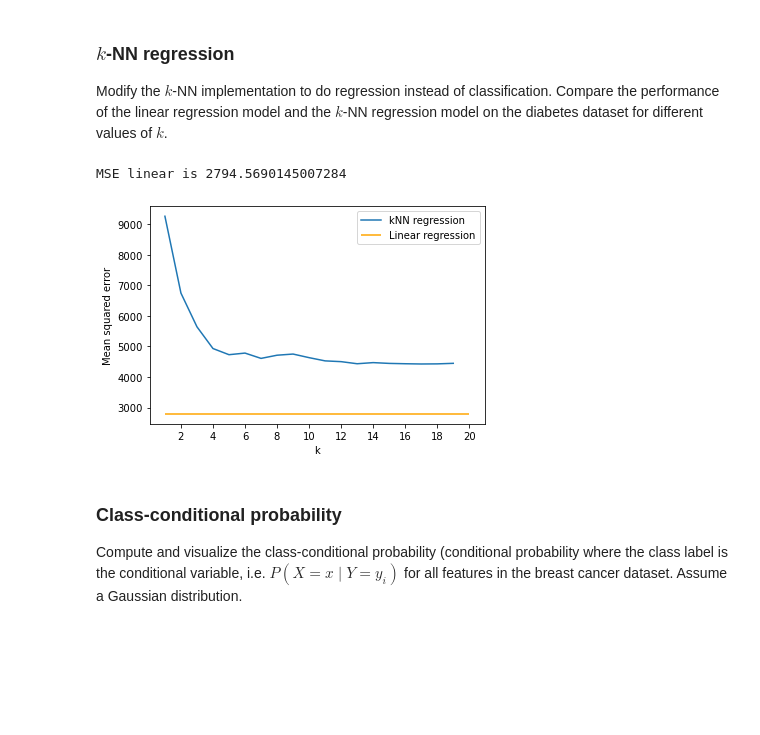
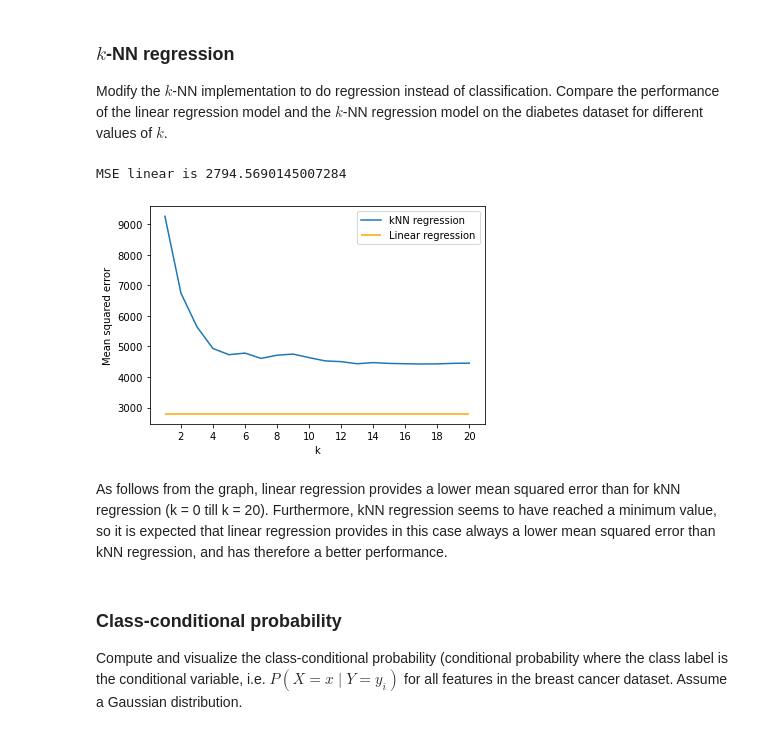
Before and after one commit to bgeven/8DM50_Group4, a Jupyter notebook: Assignment_week_1/GA_group4_week_1.ipynb, the cells around one changed output. Saved outputs shown, nothing was run; the diff lists cells and outputs as text; code cells hidden in the pictures; blank space fills up the shorter version.

```diff
--- a/Assignment_week_1/GA_group4_week_1.ipynb
+++ b/Assignment_week_1/GA_group4_week_1.ipynb
@@ -239,35 +239,37 @@ from kNN import *
 
 #Linear regression
 ones = np.ones((len(X_test_d), 1))
 X_test_ones = np.concatenate((ones, X_test_d), axis=1)
 beta = lsq(X_train_d, y_train_d)
 y_pred_lin = X_test_ones.dot(beta)
 
 MSE_linear = np.square(np.subtract(y_test_d,y_pred_lin)).mean()
 print('MSE linear is', MSE_linear)
 
 #kNN regression
 k_min = 1
 k_max = 20
-range_k = range(k_min,k_max) # The range of k's that are used for the kNN algorithm
+range_k = range(k_min,k_max+1) # The range of k's that are used for the kNN algorithm
 MSE_diff_list = []
 
 for K in range_k:
     euclidean_matrix = euclidean_distance(X_test_d,X_train_d)
     y_pred_kNN = kNN_prediction_regression(euclidean_matrix, y_train_d, y_test_d, K)
     MSE = np.square(np.subtract(y_test_d,y_pred_kNN)).mean()
     MSE_diff_list.append(MSE)
 
 # plot that shows the mean squared error for the linear and kNN regression
 plt.plot(range_k, MSE_diff_list, label='kNN regression')
 plt.hlines(MSE_linear, k_min, k_max, 'orange', label='Linear regression')
 plt.xlabel('k')
 plt.xticks([2,4,6,8,10,12,14,16,18,20]);
 plt.ylabel('Mean squared error')
 plt.legend();
 # %% [output]
 MSE linear is 2794.5690145007284
-[figure, old version]
+[figure, new version]
+# %% [markdown]
+As follows from the graph, linear regression provides a lower mean squared error than for kNN regression (k = 0 till k = 20). Furthermore, kNN regression seems to have reached a minimum value, so it is expected that linear regression provides in this case always a lower mean squared error than kNN regression, and has therefore a better performance.
 # %% [markdown]
 ### Class-conditional probability
 
```
